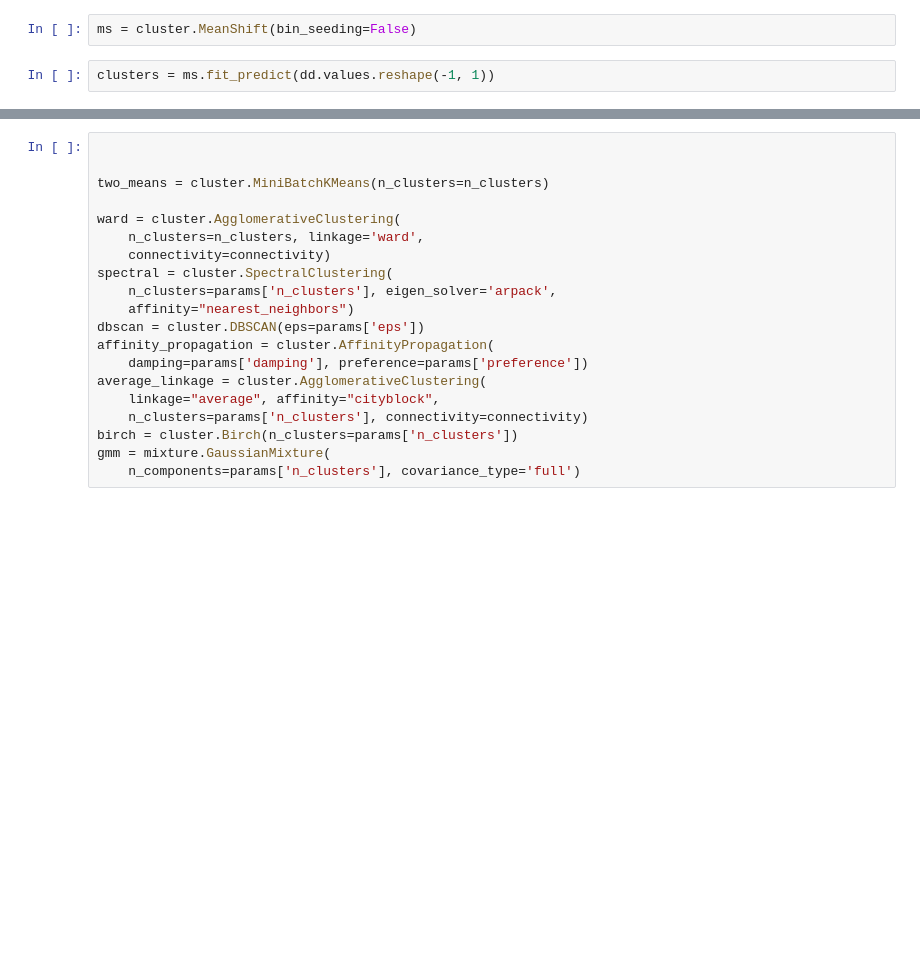
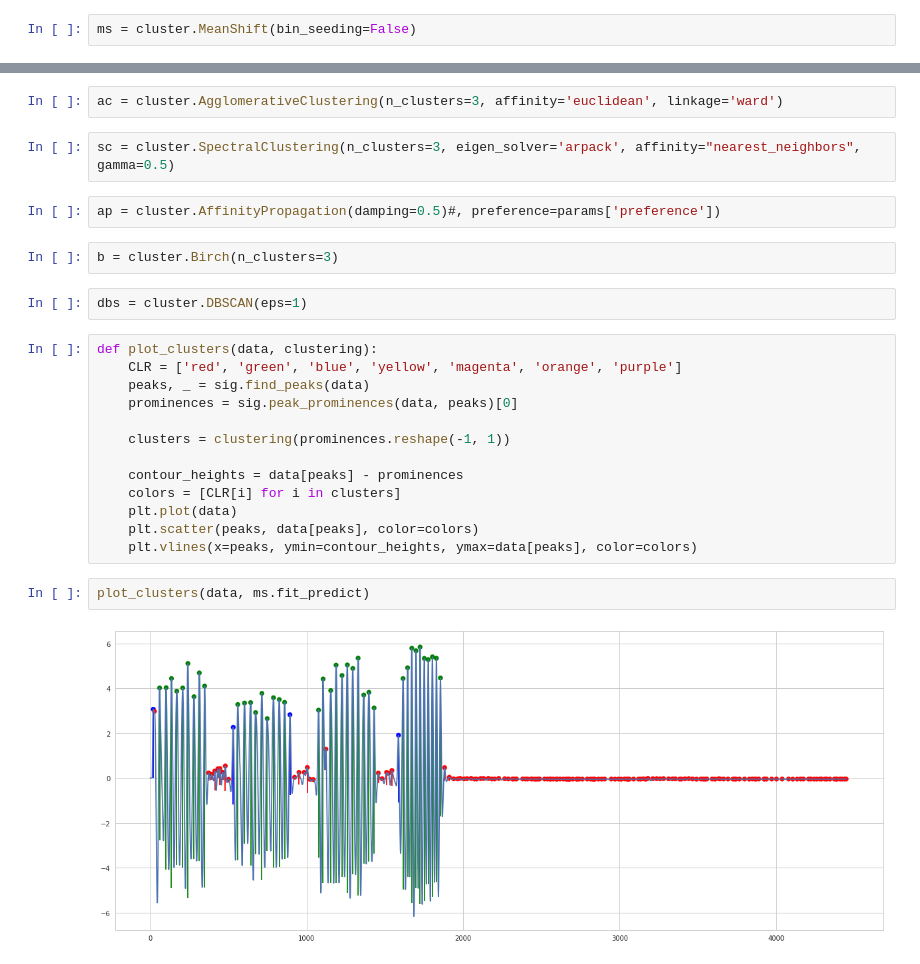
Before and after one commit to pdkit/pdkit, a Jupyter notebook: notebooks/clustering_algorithms.ipynb, the cells around one changed output, grey strips where cells are left out. Saved outputs shown, nothing was run; the diff lists cells and outputs as text; blank space fills up the shorter version.

```diff
--- a/notebooks/clustering_algorithms.ipynb
+++ b/notebooks/clustering_algorithms.ipynb
@@ -43,4 +44,2 @@ import sklearn.cluster as cluster
 # %%
 ms = cluster.MeanShift(bin_seeding=False)
-# %%
-clusters = ms.fit_predict(dd.values.reshape(-1, 1))
@@ -51,20 +46,27 @@ IndexError: list index out of range
-# %%
-
-
-two_means = cluster.MiniBatchKMeans(n_clusters=n_clusters)
-
-ward = cluster.AgglomerativeClustering(
-    n_clusters=n_clusters, linkage='ward',
-    connectivity=connectivity)
-spectral = cluster.SpectralClustering(
-    n_clusters=params['n_clusters'], eigen_solver='arpack',
-    affinity="nearest_neighbors")
-dbscan = cluster.DBSCAN(eps=params['eps'])
-affinity_propagation = cluster.AffinityPropagation(
-    damping=params['damping'], preference=params['preference'])
-average_linkage = cluster.AgglomerativeClustering(
-    linkage="average", affinity="cityblock",
-    n_clusters=params['n_clusters'], connectivity=connectivity)
-birch = cluster.Birch(n_clusters=params['n_clusters'])
-gmm = mixture.GaussianMixture(
-    n_components=params['n_clusters'], covariance_type='full')
+# %%
+ac = cluster.AgglomerativeClustering(n_clusters=3, affinity='euclidean', linkage='ward')
+# %%
+sc = cluster.SpectralClustering(n_clusters=3, eigen_solver='arpack', affinity="nearest_neighbors", gamma=0.5)
+# %%
+ap = cluster.AffinityPropagation(damping=0.5)#, preference=params['preference'])
+# %%
+b = cluster.Birch(n_clusters=3)
+# %%
+dbs = cluster.DBSCAN(eps=1)
+# %%
+def plot_clusters(data, clustering):
+    CLR = ['red', 'green', 'blue', 'yellow', 'magenta', 'orange', 'purple']
+    peaks, _ = sig.find_peaks(data)
+    prominences = sig.peak_prominences(data, peaks)[0]
+
+    clusters = clustering(prominences.reshape(-1, 1))
+
+    contour_heights = data[peaks] - prominences
+    colors = [CLR[i] for i in clusters]
+    plt.plot(data)
+    plt.scatter(peaks, data[peaks], color=colors)
+    plt.vlines(x=peaks, ymin=contour_heights, ymax=data[peaks], color=colors)
+# %%
+plot_clusters(data, ms.fit_predict)
+# %% [output]
+[figure, added]
```
Also changed, not shown: parts of 11 cells of this notebook, 8 other files.
